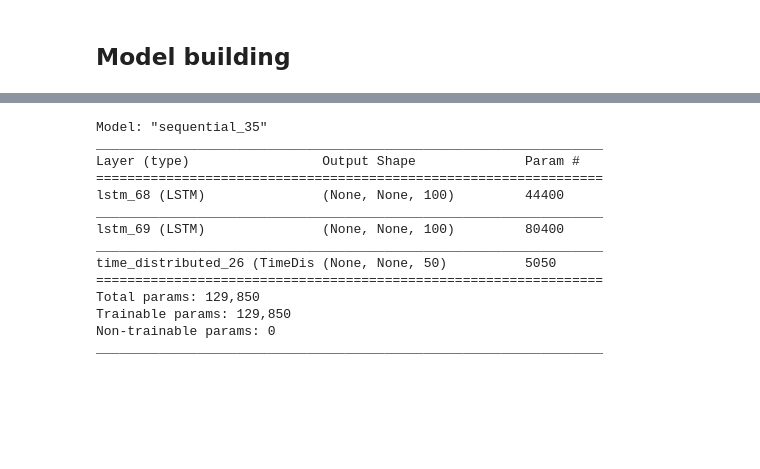
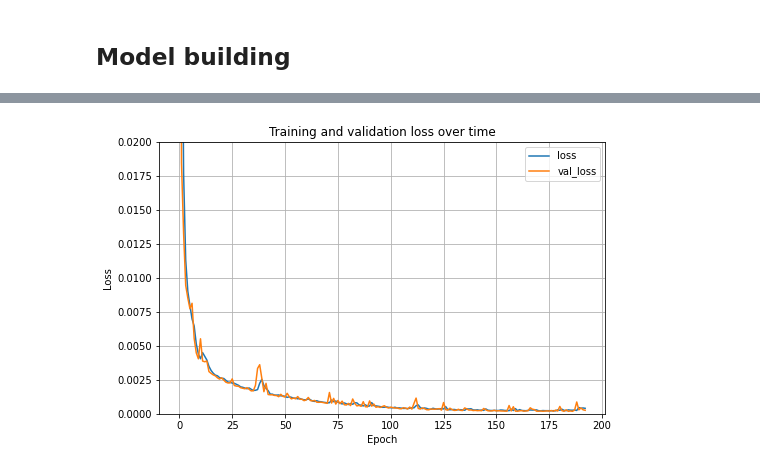
Before and after one commit to natskiu/Nasa-Battery, a Jupyter notebook: predict_cycles.ipynb, the cells around one changed output, grey strips where cells are left out. Cells and saved outputs as stored; diff of their text form; code cells hidden in the pictures; blank space fills up the shorter version.

```diff
--- a/predict_cycles.ipynb
+++ b/predict_cycles.ipynb
@@ -98,17 +126,17 @@ column_2 = np.linspace(start=0.5, stop=1.5, num = int(dimensionality/2))
 column = np.concatenate((column_1, column_2), axis = 0)
 column = column.reshape(-1, 1)
 weights_2 = np.tile(column, (1, forecasting_range))
+# %%
+# Weight the later timesteps more heavily
+column = np.linspace(start=0.5, stop=1.5, num = dimensionality)
+column = column.reshape(-1, 1)
+weights_3 = np.tile(column, (1, forecasting_range))
 # %%
-def create_model(loss,forecasting_range=50,dimensionality=200,window_size=10, patience=10, n_neurons=100):
-    my_callbacks = [
-    tf.keras.callbacks.EarlyStopping(patience=10),
-    tf.keras.callbacks.TensorBoard(log_dir='./logs')]
-    lstm_rnn_model = keras.models.Sequential()
-    #simple_rnn_model.add(keras.layers.Flatten(input_shape= [window_size, 1]))
-    lstm_rnn_model.add(keras.layers.LSTM(n_neurons, input_shape=[None, window_size], activation='tanh', return_sequences=True))
-    lstm_rnn_model.add(keras.layers.LSTM(n_neurons, activation='tanh', return_sequences=True))
-    lstm_rnn_model.add(keras.layers.TimeDistributed(keras.layers.Dense(forecasting_range)))
-    lstm_rnn_model.compile(optimizer='Adam', loss=loss)
-
-    return lstm_rnn_model
-#history = lstm_rnn_model.fit(X_train_swapped, Y_train_swapped, epochs=1000, validation_data = (X_test_swapped, Y_test_swapped), callbacks=my_callbacks, verbose=1)
+def create_model(loss,forecasting_range=50,window_size=10, n_neurons=100, additional_layers=1, activation='tanh', optimizer='Adam'):
+    model = keras.models.Sequential()
+    model.add(keras.layers.LSTM(n_neurons, input_shape=[None, window_size], activation=activation, return_sequences=True))
+    for _ in range(additional_layers):
+        model.add(keras.layers.LSTM(n_neurons, activation=activation, return_sequences=True))
+    model.add(keras.layers.TimeDistributed(keras.layers.Dense(forecasting_range)))
+    model.compile(optimizer=optimizer, loss=loss)
+    return model
@@ -117,4 +143,8 @@ def create_model(loss,forecasting_range=50,dimensionality=200,window_size=10, pa
 # %%
-weights_1_model = create_model(loss=weighted_loss(weights_1),dimensionality=dimensionality)
+my_callbacks = [
+    tf.keras.callbacks.EarlyStopping(patience=10),
+    ]
+#tf.keras.callbacks.TensorBoard(log_dir='./logs')
+weights_1_model = create_model(loss=weighted_loss(weights_3), additional_layers=1)
 #weights_1_model.load_weights('weights_1_predict_cycles.h5')
 history = weights_1_model.fit(X_train_swapped, Y_train_swapped, epochs=1000, validation_data = (X_test_swapped, Y_test_swapped), callbacks=my_callbacks, verbose=1)
@@ -139,17 +151,12 @@ Epoch 106/1000
-# %%
-weights_1_model.summary()
-# %% [output]
-Model: "sequential_35"
-_________________________________________________________________
-Layer (type)                 Output Shape              Param #
-=================================================================
-lstm_68 (LSTM)               (None, None, 100)         44400
-_________________________________________________________________
-lstm_69 (LSTM)               (None, None, 100)         80400
-_________________________________________________________________
-time_distributed_26 (TimeDis (None, None, 50)          5050
-=================================================================
-Total params: 129,850
-Trainable params: 129,850
-Non-trainable params: 0
-_________________________________________________________________
+# %%
+##Plotting training history
+
+pd.DataFrame(history.history).plot(figsize=(8,5))
+plt.grid(True)
+plt.gca().set_ylim(0,0.02)
+plt.title('Training and validation loss over time')
+plt.xlabel('Epoch')
+plt.ylabel('Loss')
+plt.show()
+# %% [output]
+[figure, added]
```
Also changed, not shown: parts of 23 cells of this notebook, 4 other files.
